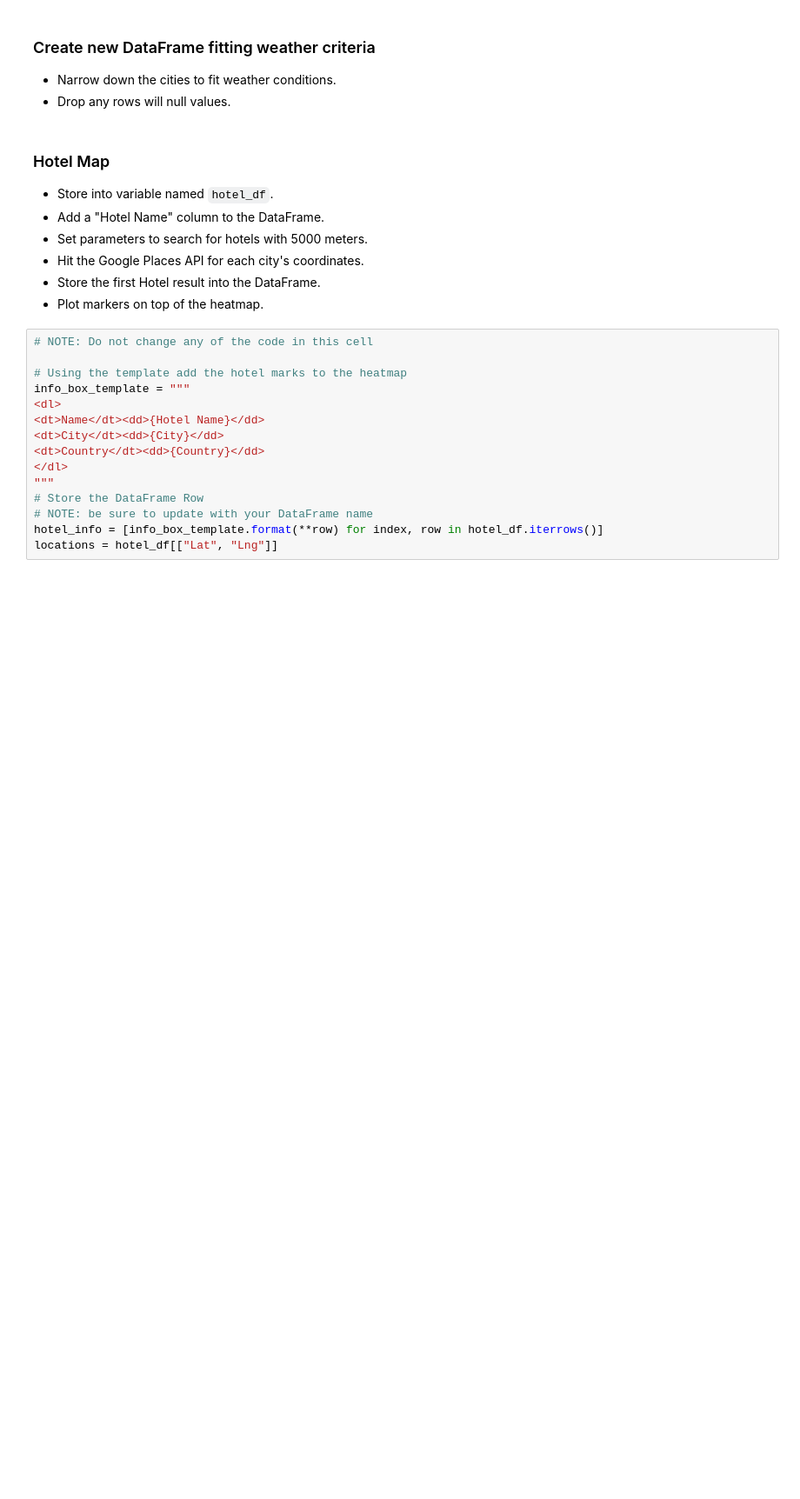
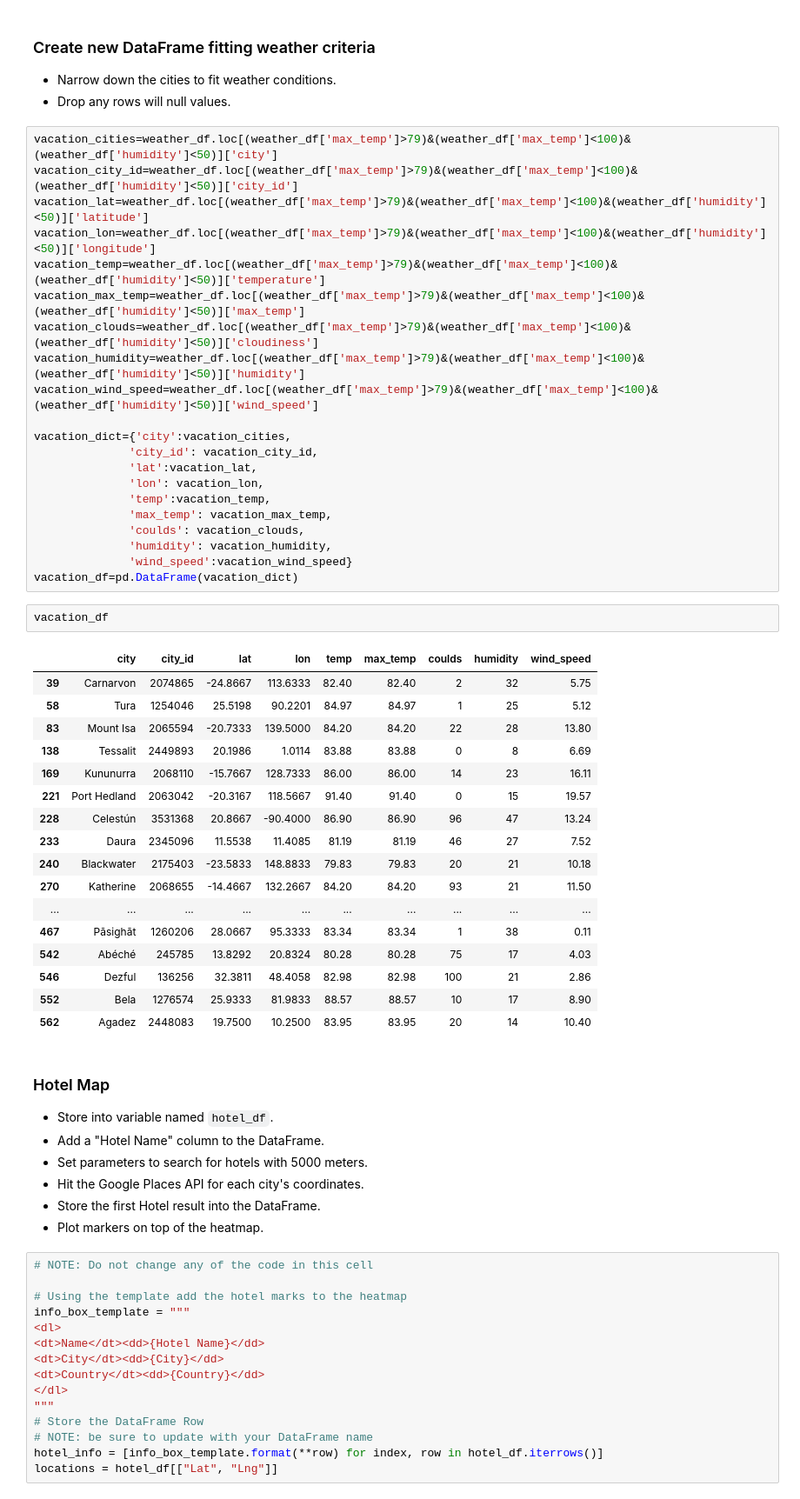
Before and after one commit to rketchum95/python_api, a Jupyter notebook: VacationPy/VacationPy.ipynb, the cells around one changed output. Shown: that part at 87% size. Drawn from its saved outputs; the diff is of its cells as text; blank space fills up the shorter version.

```diff
--- a/VacationPy/VacationPy.ipynb
+++ b/VacationPy/VacationPy.ipynb
@@ -64,6 +64,47 @@ fig
 ### Create new DataFrame fitting weather criteria
 * Narrow down the cities to fit weather conditions.
 * Drop any rows will null values.
+# %%
+vacation_cities=weather_df.loc[(weather_df['max_temp']>79)&(weather_df['max_temp']<100)&(weather_df['humidity']<50)]['city']
+vacation_city_id=weather_df.loc[(weather_df['max_temp']>79)&(weather_df['max_temp']<100)&(weather_df['humidity']<50)]['city_id']
+vacation_lat=weather_df.loc[(weather_df['max_temp']>79)&(weather_df['max_temp']<100)&(weather_df['humidity']<50)]['latitude']
+vacation_lon=weather_df.loc[(weather_df['max_temp']>79)&(weather_df['max_temp']<100)&(weather_df['humidity']<50)]['longitude']
+vacation_temp=weather_df.loc[(weather_df['max_temp']>79)&(weather_df['max_temp']<100)&(weather_df['humidity']<50)]['temperature']
+vacation_max_temp=weather_df.loc[(weather_df['max_temp']>79)&(weather_df['max_temp']<100)&(weather_df['humidity']<50)]['max_temp']
+vacation_clouds=weather_df.loc[(weather_df['max_temp']>79)&(weather_df['max_temp']<100)&(weather_df['humidity']<50)]['cloudiness']
+vacation_humidity=weather_df.loc[(weather_df['max_temp']>79)&(weather_df['max_temp']<100)&(weather_df['humidity']<50)]['humidity']
+vacation_wind_speed=weather_df.loc[(weather_df['max_temp']>79)&(weather_df['max_temp']<100)&(weather_df['humidity']<50)]['wind_speed']
+
+vacation_dict={'city':vacation_cities,
+              'city_id': vacation_city_id,
+              'lat':vacation_lat,
+              'lon': vacation_lon,
+              'temp':vacation_temp,
+              'max_temp': vacation_max_temp,
+              'coulds': vacation_clouds,
+              'humidity': vacation_humidity,
+              'wind_speed':vacation_wind_speed}
+vacation_df=pd.DataFrame(vacation_dict)
+# %%
+vacation_df
+# %% [output]
+|  | city | city_id | lat | lon | temp | max_temp | coulds | humidity | wind_speed |
+| 39 | Carnarvon | 2074865 | -24.8667 | 113.6333 | 82.40 | 82.40 | 2 | 32 | 5.75 |
+| 58 | Tura | 1254046 | 25.5198 | 90.2201 | 84.97 | 84.97 | 1 | 25 | 5.12 |
+| 83 | Mount Isa | 2065594 | -20.7333 | 139.5000 | 84.20 | 84.20 | 22 | 28 | 13.80 |
+| 138 | Tessalit | 2449893 | 20.1986 | 1.0114 | 83.88 | 83.88 | 0 | 8 | 6.69 |
+| 169 | Kununurra | 2068110 | -15.7667 | 128.7333 | 86.00 | 86.00 | 14 | 23 | 16.11 |
+| 221 | Port Hedland | 2063042 | -20.3167 | 118.5667 | 91.40 | 91.40 | 0 | 15 | 19.57 |
+| 228 | Celestún | 3531368 | 20.8667 | -90.4000 | 86.90 | 86.90 | 96 | 47 | 13.24 |
+| 233 | Daura | 2345096 | 11.5538 | 11.4085 | 81.19 | 81.19 | 46 | 27 | 7.52 |
+| 240 | Blackwater | 2175403 | -23.5833 | 148.8833 | 79.83 | 79.83 | 20 | 21 | 10.18 |
+| 270 | Katherine | 2068655 | -14.4667 | 132.2667 | 84.20 | 84.20 | 93 | 21 | 11.50 |
+| ... | ... | ... | ... | ... | ... | ... | ... | ... | ... |
+| 467 | Pāsighāt | 1260206 | 28.0667 | 95.3333 | 83.34 | 83.34 | 1 | 38 | 0.11 |
+| 542 | Abéché | 245785 | 13.8292 | 20.8324 | 80.28 | 80.28 | 75 | 17 | 4.03 |
+| 546 | Dezful | 136256 | 32.3811 | 48.4058 | 82.98 | 82.98 | 100 | 21 | 2.86 |
+| 552 | Bela | 1276574 | 25.9333 | 81.9833 | 88.57 | 88.57 | 10 | 17 | 8.90 |
+| 562 | Agadez | 2448083 | 19.7500 | 10.2500 | 83.95 | 83.95 | 20 | 14 | 10.40 |
 # %% [markdown]
 ### Hotel Map
 * Store into variable named `hotel_df`.
```
Also changed, not shown: parts of 1 cell of this notebook, 14 other files.
